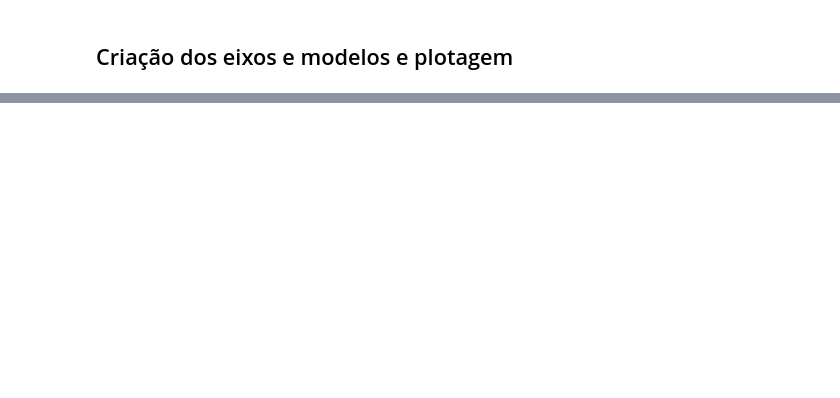
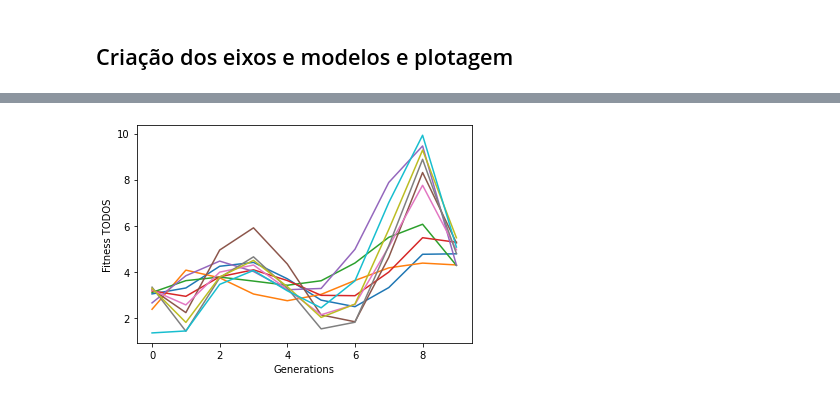
Before and after one commit to faffonso/micromouse-evolutivo, a Jupyter notebook: src/data_analysis/analise_dados.ipynb, the cells around one changed output, grey strips where cells are left out. Cells and saved outputs as stored; diff of their text form; code cells hidden in the pictures; blank space fills up the shorter version.

```diff
--- a/src/data_analysis/analise_dados.ipynb
+++ b/src/data_analysis/analise_dados.ipynb
@@ -101,0 +121,11 @@ plt.show()
+# %%
+for pop in range(0, TAMPOP):
+    y = indivs[pop]
+    modelo = np.poly1d(np.polyfit(X, y, 5))
+    y = modelo(X)
+    plt.plot(X, y)
+plt.xlabel('Generations')
+plt.ylabel('Fitness TODOS')
+plt.show()
+# %% [output]
+[figure, added]
```
Also changed, not shown: parts of 11 cells of this notebook.
